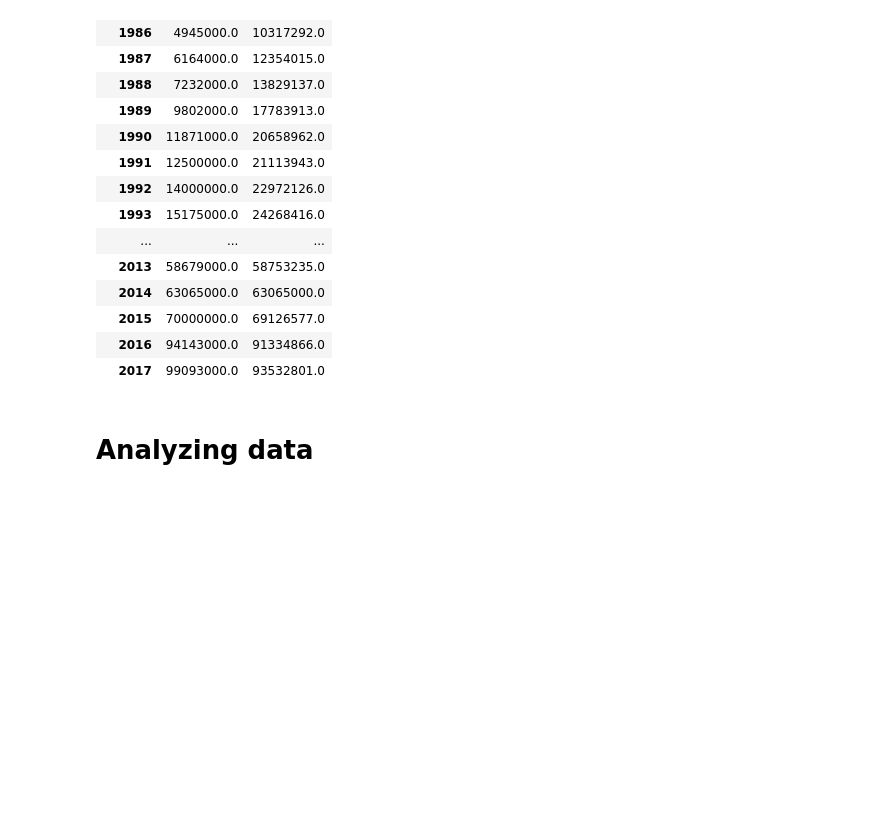
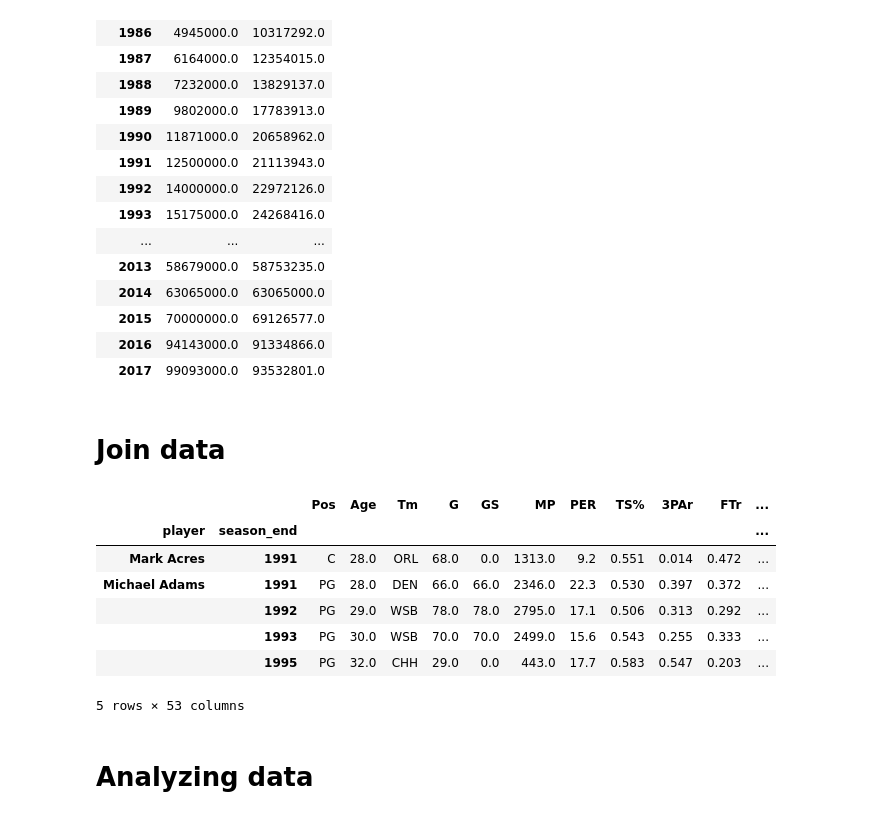
Before and after one commit to dcleung/CIS520-Project, a Jupyter notebook: Notebooks/NBA_Salaries.ipynb, the cells around one changed output. Drawn from its saved outputs; the diff is of its cells as text; code cells hidden in the pictures; blank space fills up the shorter version.

```diff
--- a/Notebooks/NBA_Salaries.ipynb
+++ b/Notebooks/NBA_Salaries.ipynb
@@ -73,8 +74,14 @@ salary_cap_df
 # Clean data
 # %%
 # We only have salary information from 1990 onwards
-player_data_df = player_data_df[player_data_df['year_end'] >= 1990]
-seasons_stats_df = seasons_stats_df[seasons_stats_df['Year'] >= 1990]
+# player_data_df = player_data_df[player_data_df['year_end'] >= 1990]
+clean_seasons_stats_df = seasons_stats_df[seasons_stats_df['Year'] >= 1990].drop(['Unnamed: 0', 'blanl', 'blank2'], 'columns')
+# %%
+clean_body_stats_df = players_df[['Player', 'height', 'weight']]
+# %%
+clean_salaries_df = salaries_df
+clean_salaries_df['next_year_salary'] = clean_salaries_df.groupby('player')['salary'].shift(-1)
+clean_salaries_df = salaries_df.drop(['team', 'team_name'], 'columns').dropna(subset=['next_year_salary'])
 # %%
 salary_cap_df['Season'] = salary_cap_df['Season'].str.split("-").str[0].astype(int)
 salary_cap_df = salary_cap_df.set_index('Season')
@@ -100,6 +107,22 @@ salary_cap_df
 | 2015 | 70000000.0 | 69126577.0 |
 | 2016 | 94143000.0 | 91334866.0 |
 | 2017 | 99093000.0 | 93532801.0 |
+# %% [markdown]
+# Join data
+# %%
+features_df = clean_seasons_stats_df.merge(clean_body_stats_df, how='inner', on='Player')
+features_df = features_df.merge(clean_salaries_df, how='inner', left_on=['Player', 'Year'], right_on=['player', 'season_end'])
+features_df = features_df.drop(['Year', 'Player'], 'columns').set_index(['player', 'season_end'])
+features_df.head()
+# %% [output]
+|  |  | Pos | Age | Tm | G | GS | MP | PER | TS% | 3PAr | FTr | ... |
+| player | season_end |  |  |  |  |  |  |  |  |  |  | ... |
+| Mark Acres | 1991 | C | 28.0 | ORL | 68.0 | 0.0 | 1313.0 | 9.2 | 0.551 | 0.014 | 0.472 | ... |
+| Michael Adams | 1991 | PG | 28.0 | DEN | 66.0 | 66.0 | 2346.0 | 22.3 | 0.530 | 0.397 | 0.372 | ... |
+|  | 1992 | PG | 29.0 | WSB | 78.0 | 78.0 | 2795.0 | 17.1 | 0.506 | 0.313 | 0.292 | ... |
+|  | 1993 | PG | 30.0 | WSB | 70.0 | 70.0 | 2499.0 | 15.6 | 0.543 | 0.255 | 0.333 | ... |
+|  | 1995 | PG | 32.0 | CHH | 29.0 | 0.0 | 443.0 | 17.7 | 0.583 | 0.547 | 0.203 | ... |
+5 rows × 53 columns
 # %% [markdown]
 # Analyzing data
 # %% [markdown]
```
Also changed, not shown: parts of 16 cells of this notebook.
